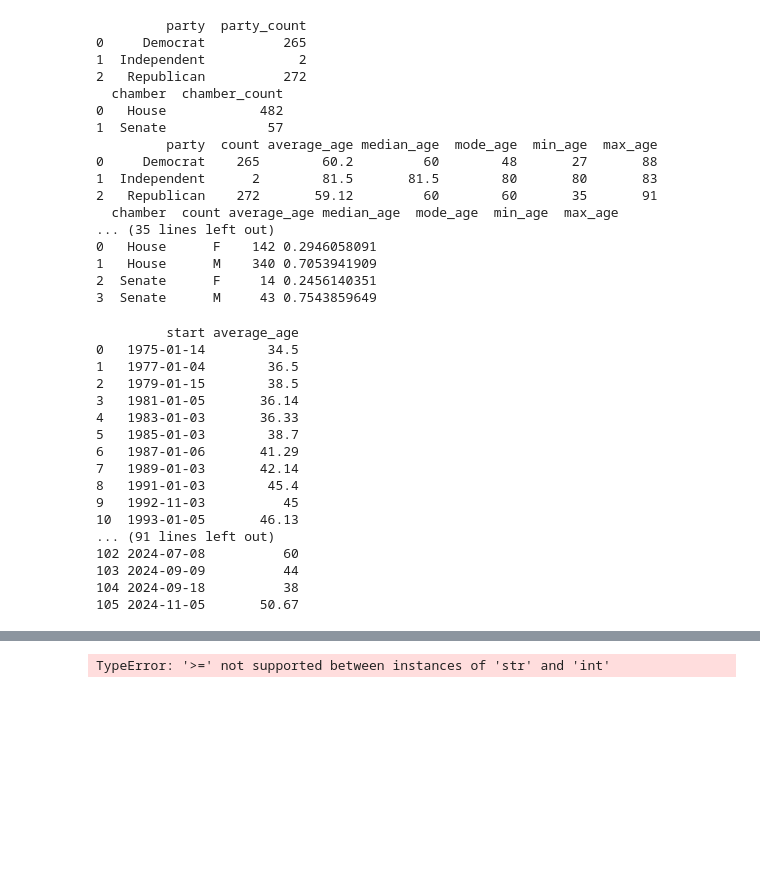
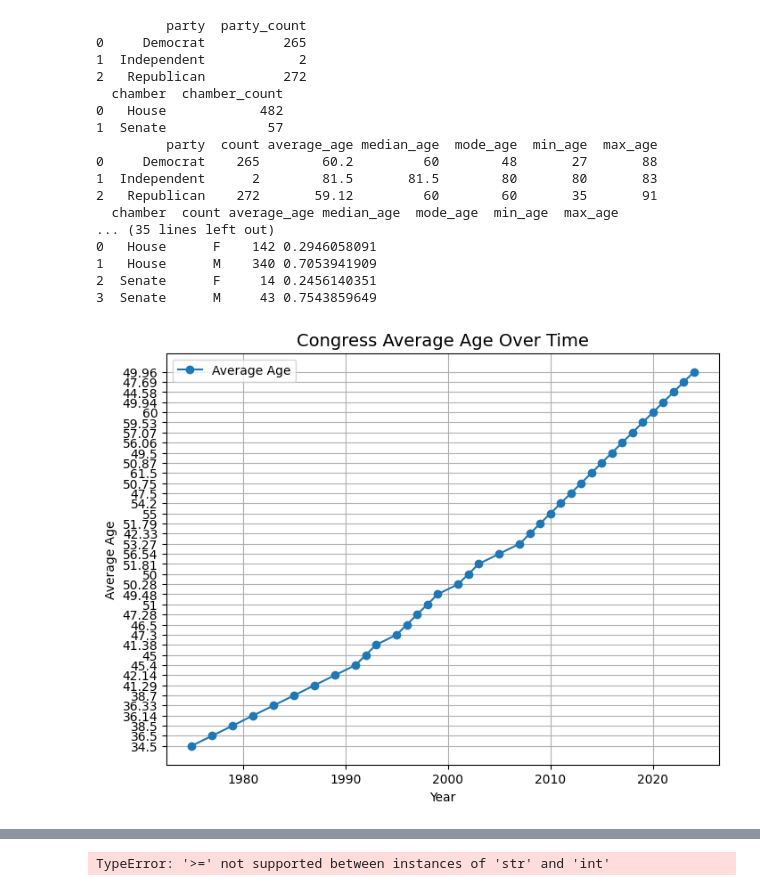
Before and after one commit to UC-Berkeley-I-School/project2_tom_quach_krishnan_adelman, a Jupyter notebook: DataLoad.ipynb, the cells around one changed output, grey strips where cells are left out. Drawn from its saved outputs; the diff is of its cells as text; code cells hidden in the pictures; blank space fills up the shorter version.

Commit message:
add plot for avg age of congress over time

```diff
--- a/DataLoad.ipynb
+++ b/DataLoad.ipynb
@@ -448,33 +448,41 @@ print(inc_gender_chamber)
 1   House      M    340 0.7053941909
 2  Senate      F     14 0.2456140351
 3  Senate      M     43 0.7543859649
-# %%
-# CONGRESS AGE OVER TIME
-# Need to use the entire incumbent dataset to track new cohorts each term
-# Compare US Population Age to every new Congress term
-
-inc_avg_over_time = group_age_start(incumbent)
-inc_avg_over_time
-
-print(inc_avg_over_time)
-# %% [output]
-         start average_age
-0   1975-01-14        34.5
-1   1977-01-04        36.5
-2   1979-01-15        38.5
-3   1981-01-05       36.14
-4   1983-01-03       36.33
-5   1985-01-03        38.7
-6   1987-01-06       41.29
-7   1989-01-03       42.14
-8   1991-01-03        45.4
-9   1992-11-03          45
-10  1993-01-05       46.13
-... (91 lines left out)
-102 2024-07-08          60
-103 2024-09-09          44
-104 2024-09-18          38
-105 2024-11-05       50.67
+# %%
+# CONGRESS AGE OVER TIME
+# Need to use the entire incumbent dataset to track new cohorts each term
+# Compare US Population Age to every new Congress term
+
+inc_avg_over_time = group_age_start(incumbent)
+
+inc_avg_over_time['year'] = inc_avg_over_time['start'].dt.year
+inc_avg_over_time['average_age'] = pd.to_numeric(
+    inc_avg_over_time['average_age'], errors='coerce')
+
+inc_avg_by_year = inc_avg_over_time.groupby('year').agg(
+    avg_age=('average_age', 'mean')
+).reset_index()
+
+inc_avg_by_year['avg_age'] = inc_avg_by_year['avg_age'].map(
+    lambda x: f"{x:.2f}".rstrip('0').rstrip('.')
+)
+# print(inc_avg_by_year)
+
+# Create Line Plot
+plt.figure(figsize=(8, 6))
+plt.plot(inc_avg_by_year['year'], inc_avg_by_year['avg_age'], marker='o', label='Average Age')
+
+# Add Labels and Title
+plt.xlabel('Year')
+plt.ylabel('Average Age')
+plt.title('Congress Average Age Over Time', fontsize=14)
+plt.legend()
+plt.grid(True)
+
+# Show Plot
+plt.show()
+# %% [output]
+[figure, added]
 # %%
 ##Gabby test cell
 filtered_pop = population[population['Description'] == 'U.S.']
```
